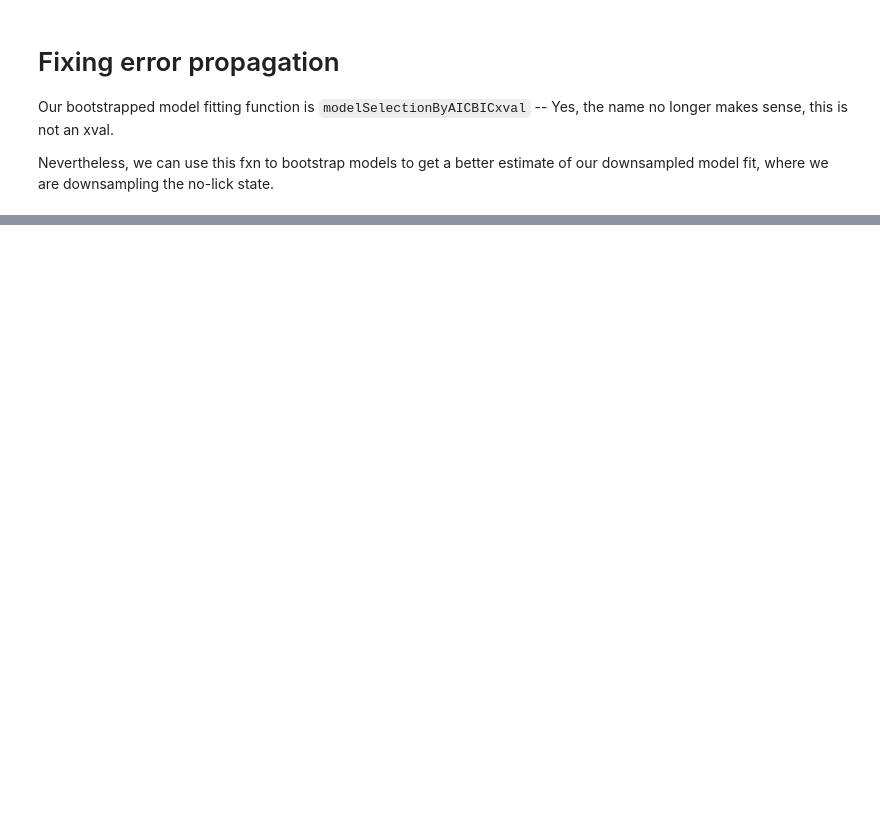
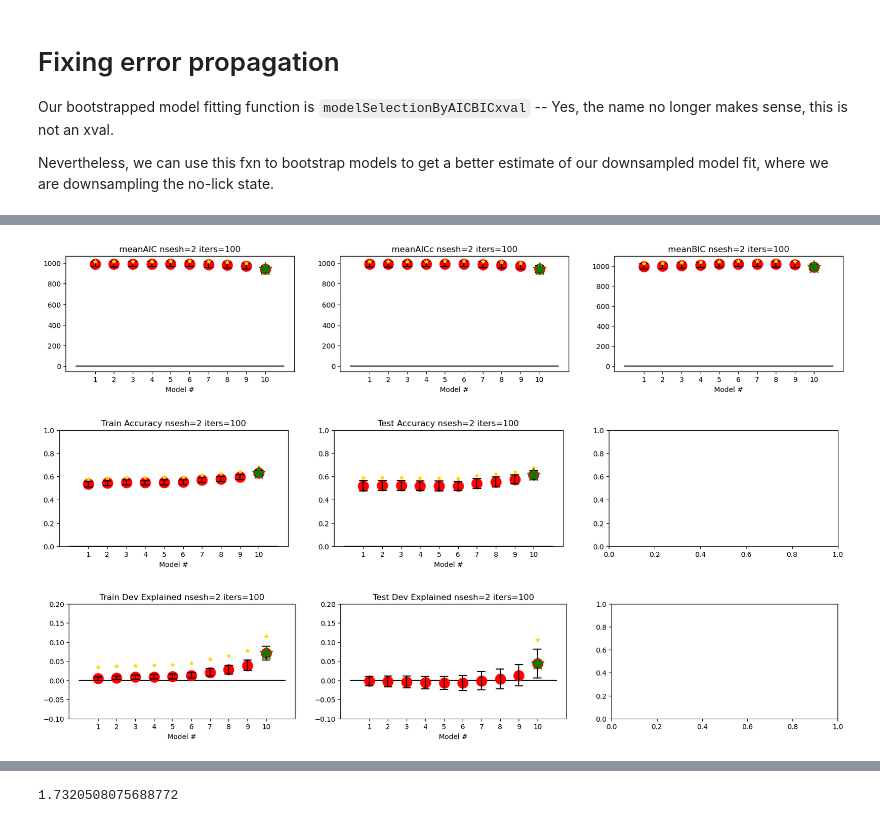
Before and after one commit to harvardschoolofmouse/HSOManalysisPackages, a Jupyter notebook: JuliaLanguage_Hierarchical_Models/2021-2-23 Fixing the autologit and timeslice models for autorun.ipynb, the cells around one changed output, grey strips where cells are left out. Cells and saved outputs as stored; diff of their text form; code cells hidden in the pictures; blank space fills up the shorter version.

```diff
--- a/JuliaLanguage_Hierarchical_Models/2021-2-23 Fixing the autologit and timeslice models for autorun.ipynb
+++ b/JuliaLanguage_Hierarchical_Models/2021-2-23 Fixing the autologit and timeslice models for autorun.ipynb
@@ -436,0 +954,6 @@ Nevertheless, we can use this fxn to bootstrap models to get a better estimate o
+# %%
+combine_AICBIC_across_sessions2(results, compositeSavePath, "0", "test")
+# %% [output]
+[figure, added]
+[figure, added]
+[figure, added]
@@ -436,0 +961,4 @@ Nevertheless, we can use this fxn to bootstrap models to get a better estimate o
+# %%
+sqrt(length([1,2,3]))
+# %% [output]
+1.7320508075688772
```
Also changed, not shown: parts of 25 cells of this notebook, 4 other files.
